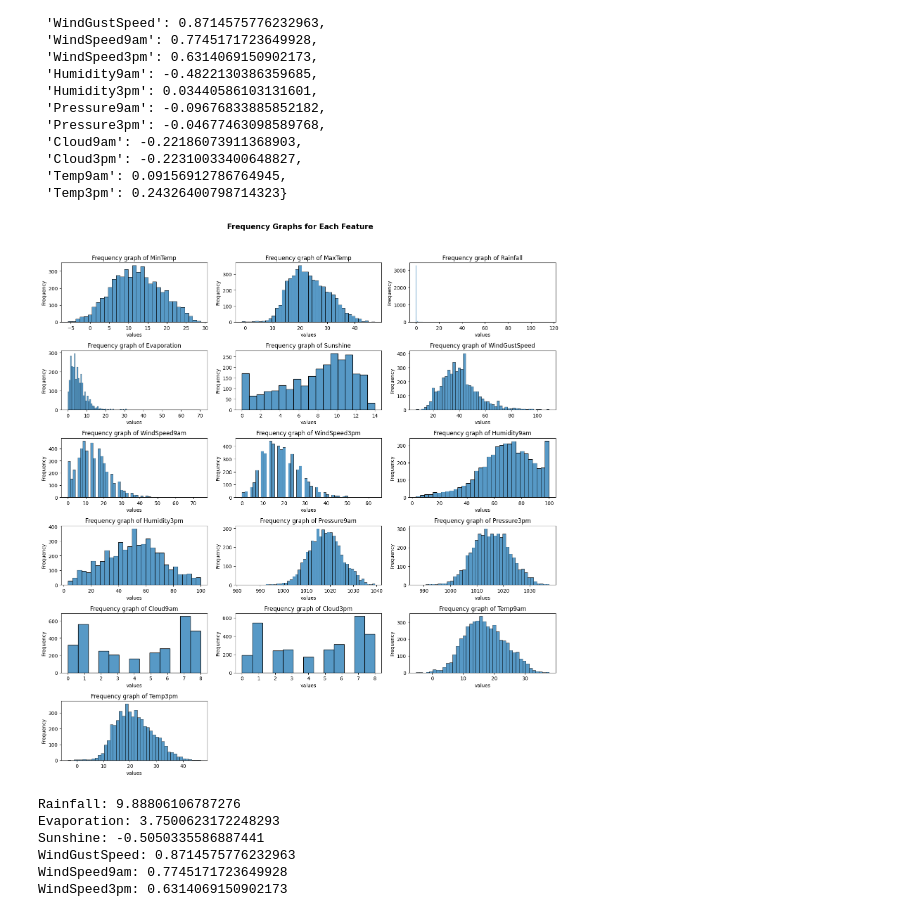
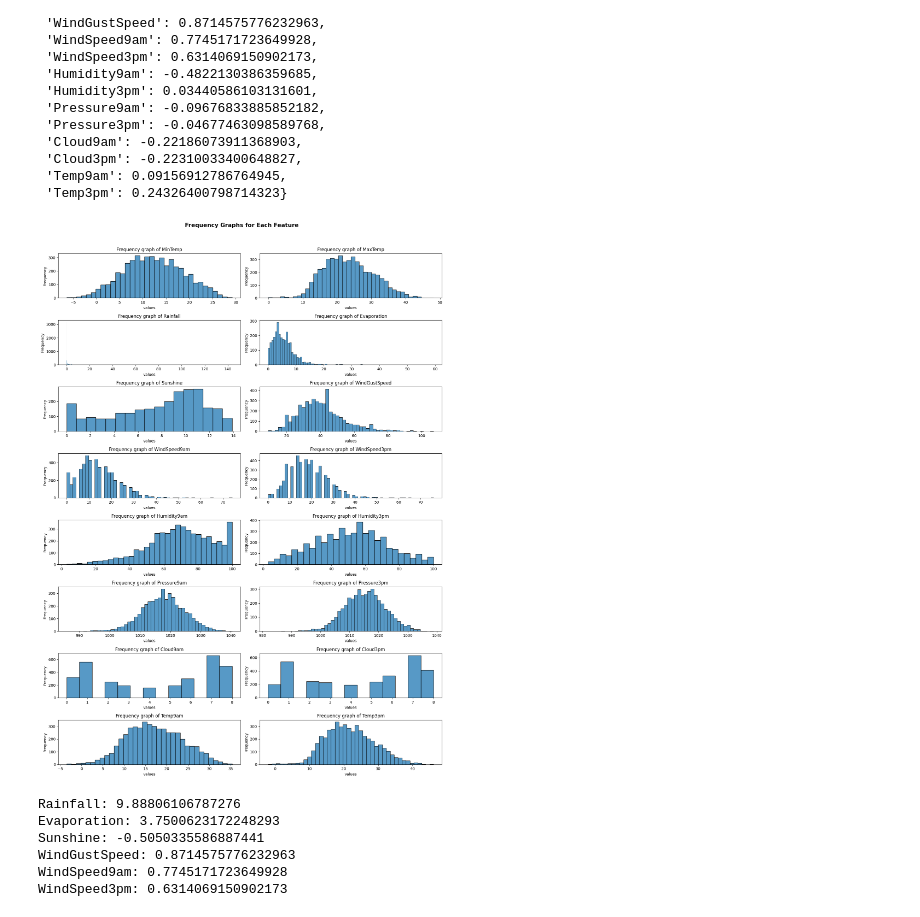
Before and after one commit to Prashant-Kumar-Codes/Machine-Learning-With-Scikit-Learn, a Jupyter notebook: Learning/Codes/C11_Data_Visualization.ipynb, the cells around one changed output. Saved outputs shown, nothing was run; the diff lists cells and outputs as text; code cells hidden in the pictures.

Commit message:
some more on data visualization

```diff
--- a/Learning/Codes/C11_Data_Visualization.ipynb
+++ b/Learning/Codes/C11_Data_Visualization.ipynb
@@ -35,3 +35,12 @@ Data columns (total 23 columns):
  22  RainTomorrow   142193 non-null  object
 dtypes: float64(16), object(7)
 memory usage: 25.5+ MB
+# %%
+columns = rawdf.columns.tolist()
+try:
+    for i in ['id', 'Date']:
+        columns.remove(i)
+except Exception as e:
+    print(e)
+
+columns
@@ -138,27 +166,27 @@ skewness_value
 # %%
 # graph of frequencies of each numerical column
 
 
-fig, axes = plt.subplots(len(num_cols)//2, 3, figsize=(15,20))
+fig, axes = plt.subplots(len(num_cols)//2, 2, figsize=(15,20))
 axes = axes.flatten()
 
 for i, col in enumerate(num_cols):
     sns.histplot(data = sample_df, x = col, ax=axes[i])
     axes[i].set_title(f'Frequency graph of {col}')
     axes[i].set_xlabel('values')
     axes[i].set_ylabel('Frequency')
     # axes[i].text(0.95, 0.95, f'Max: {rawdf[col].max()}\nMin: {rawdf[col].min()}',
     #              verticalalignment='top',
     #              horizontalalignment='right')
 
 for j in range(i+1, len(axes)):
     axes[j].set_visible(False)
 
 plt.suptitle('Frequency Graphs for Each Feature', y=1.02, fontsize=15, weight='bold')
 plt.tight_layout()
 plt.show()
 # %% [output]
-[figure, old version]
+[figure, new version]
 # %%
 for cols in skewness_value:
     if abs(skewness_value[cols]) > 0.5:
```
Also changed, not shown: parts of 6 cells of this notebook.
